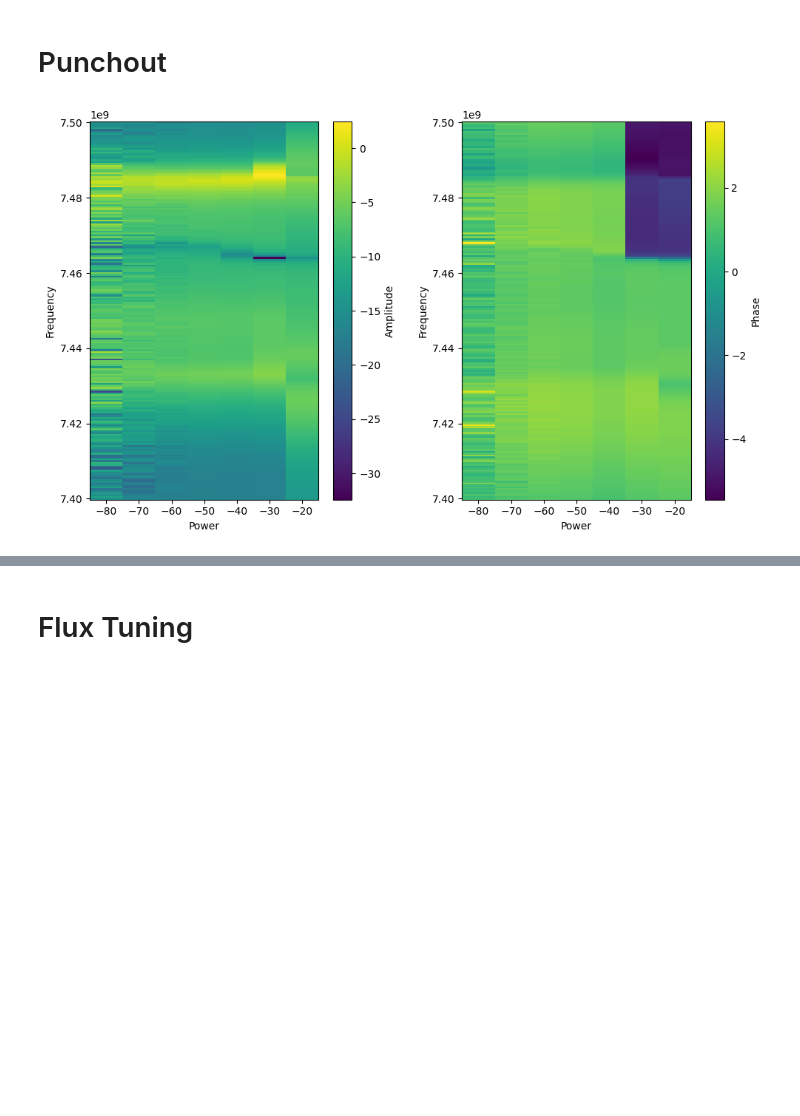
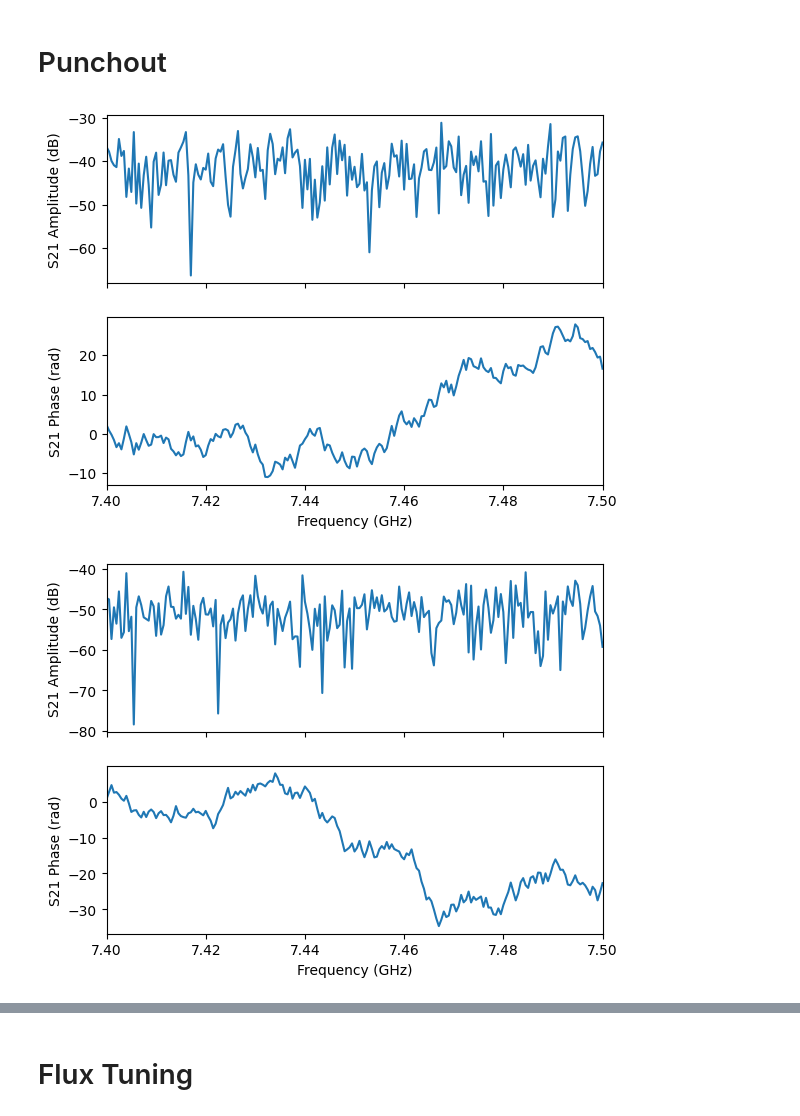
Before and after one commit to SciGeek2000/measurement, a Jupyter notebook: Keysight_VNA.ipynb, the cells around one changed output, grey strips where cells are left out. Saved outputs shown, nothing was run; the diff lists cells and outputs as text; code cells hidden in the pictures; blank space fills up the shorter version.

Commit message:
cleaning up and testing dynamic plotting

```diff
--- a/Keysight_VNA.ipynb
+++ b/Keysight_VNA.ipynb
@@ -41,6 +47,9 @@ def data_directory_update():
         os.makedirs(datadir)
     return datadir
 datadir = data_directory_update()
+
+def live_plotter(fig, new_data):
+    pass
 
 def non_redund_save_fig(fig, name):
 # A function to prevent figure overwrite issues
@@ -111,6 +120,7 @@ def plot_trace(data):
     axes[0].set_ylabel('S21 Amplitude (dB)')
     axes[1].set_ylabel('S21 Phase (rad)')
     axes[1].set_xlabel('Frequency (GHz)')
+    display(fig)
     return fig
 
 def vna_trace(vna, run=True):
@@ -128,18 +138,21 @@ def vna_trace_no_fig(vna, run=True):
     data = trace_to_df(freqs, IQ)
     return data
 
-def vna_port_source_power(vna, power: float) -> None:
+def vna_port_source_power(vna, power: float):
 #simply does normal function but with the appropriate port as a kind of wrapper
     global drive_port
     if drive_port == 1:
         vna.port1.source_power(power)
     if drive_port == 2:
         vna.port2.source_power(power)
+    return power
 # %% [markdown]
 # S Transmission
 # %%
-device = 'GKP_v0'
-qubit = 'soft_gkp'
+# device = 'GKP_v0'
+# qubit = 'soft_gkp'
+device = 'testing_live_plot'
+qubit = 'nothing'
 drive_port = 1 #CRITICAL TO CHANGE!
 
 def full_range_response(vna):
@@ -160,14 +173,14 @@ def full_range_response(vna):
 def qubit_resonator(vna, qubit: str):
     vna.two_tone_mode(two_tone_port=3, mode=False)
     vna.electrical_delay(92.0e-9)
-    vna_port_source_power(vna, -20)
+    power = vna_port_source_power(vna, -20)
     vna.points(201)
     vna.averages(1)
     vna.if_bandwidth(20)
     vna.start(7.45*1e9)
     vna.stop(7.48*1e9)
     fig, data = vna_trace(vna, run=True)
-    name = f'{device}_{qubit}_resonator'
+    name = f'{device}_{qubit}_resonator_{power}'
     non_redund_save_fig(fig, name)
     non_redund_save_pd(data, name)
     return data
@@ -243,7 +256,8 @@ def punchout_plot(data, name):
 # %%
 # name = ...
 # data = pd.read_csv(name, index_col=[0, 1])
-# data, name = punchout(vna, qubit)
-punchout_plot(data, name)
+data, name = punchout(vna, qubit)
+# punchout_plot(data, name)
 # %% [output]
-[figure, old version]
+[figure, new version]
+[figure, added]
```
Also changed, not shown: parts of 4 cells of this notebook, 16 other files.
